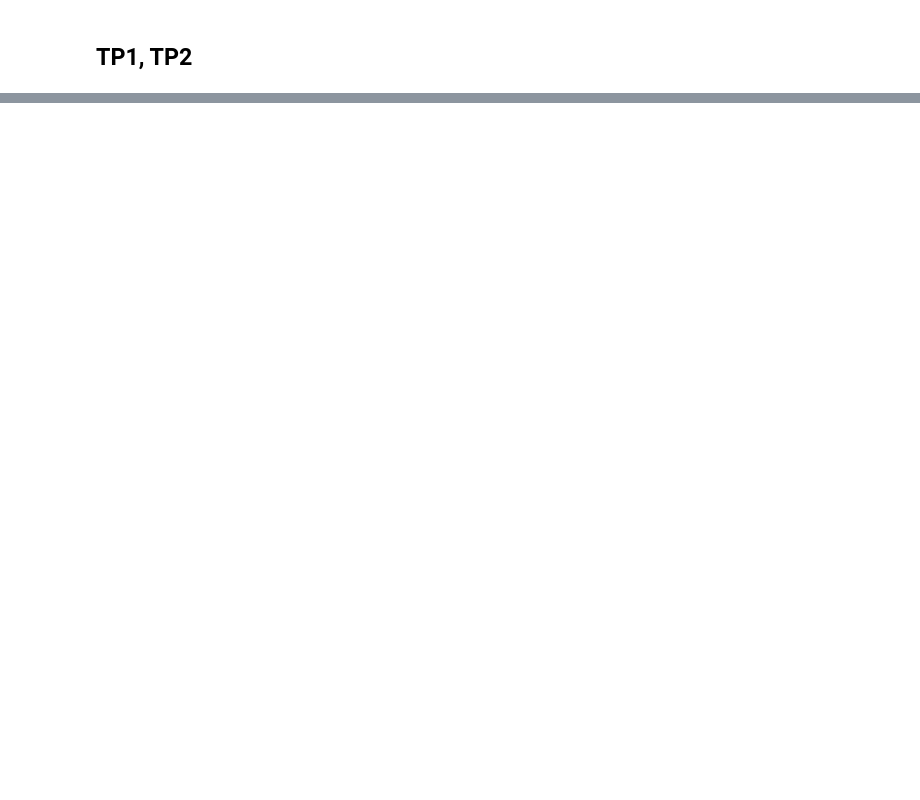
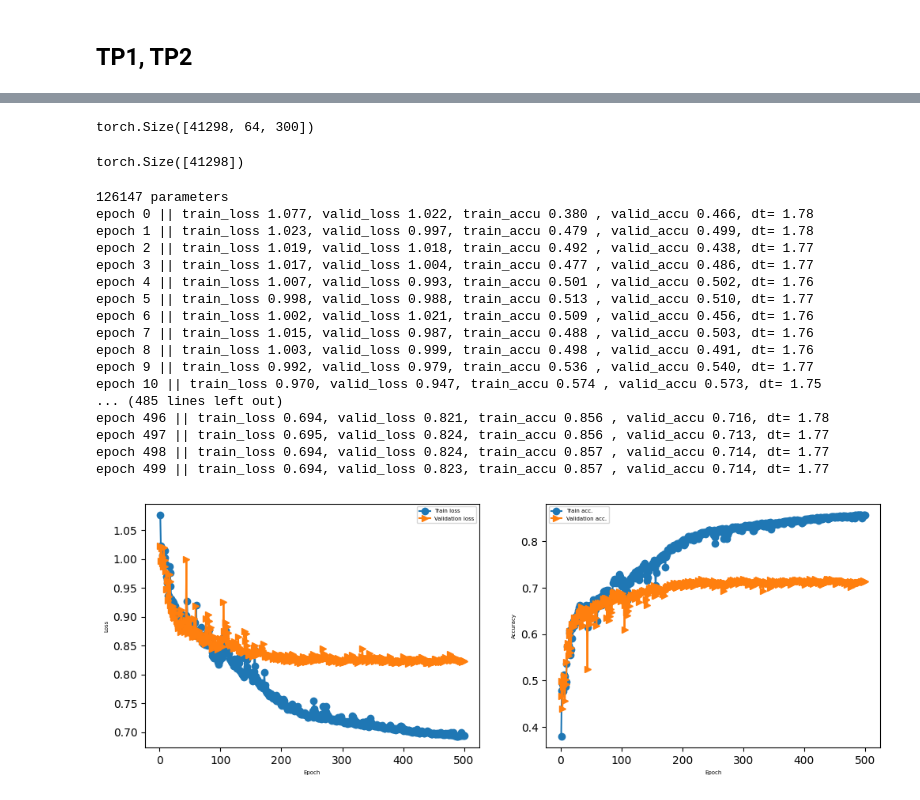
Before and after one commit to mohourzik/sentiment_analysis-project, a Jupyter notebook: glove.ipynb, the cells around one changed output, grey strips where cells are left out. Drawn from its saved outputs; the diff is of its cells as text; code cells hidden in the pictures; blank space fills up the shorter version.

```diff
--- a/glove.ipynb
+++ b/glove.ipynb
@@ -151,5 +207,5 @@ df1
 # %%
 # [len(vec) for vec in list(df1['vec']) if len(vec) <= 64]
-# df1 = df1[df1['vec'].str.len() <= 64]
-# df1 = df1.reset_index(drop= True)
-# df1
+df1 = df1[df1['vec'].str.len() <= 64]
+df1 = df1.reset_index(drop= True)
+df1
@@ -159,9 +229,13 @@ from torch.nn.utils.rnn import pad_sequence
 
 X = pad_sequence([torch.from_numpy(np.array(vec, dtype = np.float32)) for vec in list(df1['vec'])], batch_first=True)
 X.shape
+# %% [output]
+torch.Size([41298, 64, 300])
 # %%
 Y = torch.from_numpy(np.array(list(df1['label'])))
 Y.shape
+# %% [output]
+torch.Size([41298])
 # %%
 from sklearn.model_selection import train_test_split
 
@@ -177,7 +247,11 @@ import torch.nn.functional as F
 import torch.optim as optim
 from torch.utils.data import DataLoader, TensorDataset
 
-batch_size = 128
+train_dataset = TensorDataset(x_train, y_train)
+test_dataset = TensorDataset(x_test, y_test)
+valid_dataset = TensorDataset(x_valid, y_valid)
+
+batch_size = 64
 train_dl = DataLoader(train_dataset, batch_size= batch_size, shuffle=True, drop_last=True)
 valid_dl = DataLoader(valid_dataset, batch_size = batch_size, shuffle=False, drop_last=True)
 test_dl  = DataLoader(test_dataset, batch_size= batch_size, shuffle=False)
@@ -203,7 +277,7 @@ class Model(nn.Module):
                             bias= False,
                             bidirectional=bidirectional,
                             batch_first=True,
-                            dropout=dropout if num_layers > 1 else 0
+                            dropout=dropout
         )
         self.D = 1 if self.bidirectional == False else 2
         self.fc2 = nn.Linear(self.D * hidden_size , 3)
@@ -211,6 +285,7 @@ class Model(nn.Module):
     def forward(self, x):
         B, T, C = x.shape
         out, (h1, c1) = self.lstm(x)
+        out = out[:, -1, :]
         out = F.softmax(self.fc2(out), dim = -1)
         return out
 
@@ -220,7 +295,6 @@ torch.set_float32_matmul_precision('high')
 
 model = Model()
 model.to(device=device)
-# model = torch.compile(model)
 
 optimizer = optim.Adam(model.parameters(), lr = 3e-4)
 print(sum(p.numel() for p in model.parameters()),'parameters')
@@ -231,7 +305,7 @@ train_losses = []
 valid_losses = []
 train_accuracies = []
 valid_accuracies = []
-num_iter = 50
+num_iter = 500
 for i in range(num_iter):
     train_loss = 0
     train_acc = 0
@@ -242,37 +316,77 @@ for i in range(num_iter):
         # forward pass
         xb_train = xb_train.to(device)
         yb_train = yb_train.to(device)
-        with torch.autocast(device_type = 'cuda', dtype = torch.float16):
-            logits= model(xb_train)[:, -1, :]
+        with torch.autocast(device_type = 'cuda', dtype = torch.bfloat16):
+            logits= model(xb_train)
             loss = F.cross_entropy(logits, yb_train)
         # backward pass
         loss.backward()
         train_loss += loss.item() * batch_size
         train_acc += (torch.argmax(logits, dim = 1) == yb_train).float().sum().item()
         # update the gradient
         optimizer.step()
 
     train_loss /= len(train_dl.dataset)
     train_acc /= len(train_dl.dataset)
 
     model.eval()
     valid_loss = 0
     valid_acc = 0
     with torch.no_grad():
         for xb_valid, yb_valid in valid_dl:
             xb_valid = xb_valid.to(device)
             yb_valid = yb_valid.to(device)
-            logits = model(xb_valid)[:, -1, :]
+            logits = model(xb_valid)
             loss = F.cross_entropy(logits, yb_valid)
             valid_loss += loss.item() * batch_size
             valid_acc += (torch.argmax(logits, dim = 1) == yb_valid).float().sum().item()
 
     valid_loss /= len(valid_dl.dataset)
     valid_acc /= len(valid_dl.dataset)
     train_losses.append(train_loss)
     valid_losses.append(valid_loss)
     train_accuracies.append(train_acc)
     valid_accuracies.append(valid_acc)
     t2 = time.time()
     dt = (t2 - t1)
     print(f'epoch {i} || train_loss {train_loss:.3f}, valid_loss {valid_loss:.3f}, train_accu {train_acc:.3f} , valid_accu {valid_acc:.3f}, dt= {dt:.2f}')
+
+import matplotlib.pyplot as plt
+
+x_arr = np.arange(num_iter) + 1
+
+fig = plt.figure(figsize=(12, 4))
+ax = fig.add_subplot(1, 2, 1)
+ax.plot(x_arr, train_losses, '-o', label='Train loss')
+ax.plot(x_arr, valid_losses, '->', label='Validation loss')
+ax.legend(fontsize=5)
+ax.set_xlabel('Epoch', size=5)
+ax.set_ylabel('Loss', size=5)
+
+ax = fig.add_subplot(1, 2, 2)
+ax.plot(x_arr, train_accuracies, '-o', label='Train acc.')
+ax.plot(x_arr, valid_accuracies, '->', label='Validation acc.')
+ax.legend(fontsize=5)
+ax.set_xlabel('Epoch', size=5)
+ax.set_ylabel('Accuracy', size=5)
+
+plt.show()
+# %% [output]
+126147 parameters
+epoch 0 || train_loss 1.077, valid_loss 1.022, train_accu 0.380 , valid_accu 0.466, dt= 1.78
+epoch 1 || train_loss 1.023, valid_loss 0.997, train_accu 0.479 , valid_accu 0.499, dt= 1.78
+epoch 2 || train_loss 1.019, valid_loss 1.018, train_accu 0.492 , valid_accu 0.438, dt= 1.77
+epoch 3 || train_loss 1.017, valid_loss 1.004, train_accu 0.477 , valid_accu 0.486, dt= 1.77
+epoch 4 || train_loss 1.007, valid_loss 0.993, train_accu 0.501 , valid_accu 0.502, dt= 1.76
+epoch 5 || train_loss 0.998, valid_loss 0.988, train_accu 0.513 , valid_accu 0.510, dt= 1.77
+epoch 6 || train_loss 1.002, valid_loss 1.021, train_accu 0.509 , valid_accu 0.456, dt= 1.76
+epoch 7 || train_loss 1.015, valid_loss 0.987, train_accu 0.488 , valid_accu 0.503, dt= 1.76
+epoch 8 || train_loss 1.003, valid_loss 0.999, train_accu 0.498 , valid_accu 0.491, dt= 1.76
+epoch 9 || train_loss 0.992, valid_loss 0.979, train_accu 0.536 , valid_accu 0.540, dt= 1.77
+epoch 10 || train_loss 0.970, valid_loss 0.947, train_accu 0.574 , valid_accu 0.573, dt= 1.75
+... (485 lines left out)
+epoch 496 || train_loss 0.694, valid_loss 0.821, train_accu 0.856 , valid_accu 0.716, dt= 1.78
+epoch 497 || train_loss 0.695, valid_loss 0.824, train_accu 0.856 , valid_accu 0.713, dt= 1.77
+epoch 498 || train_loss 0.694, valid_loss 0.824, train_accu 0.857 , valid_accu 0.714, dt= 1.77
+epoch 499 || train_loss 0.694, valid_loss 0.823, train_accu 0.857 , valid_accu 0.714, dt= 1.77
+[figure, added]
```
Also changed, not shown: parts of 8 cells of this notebook.
